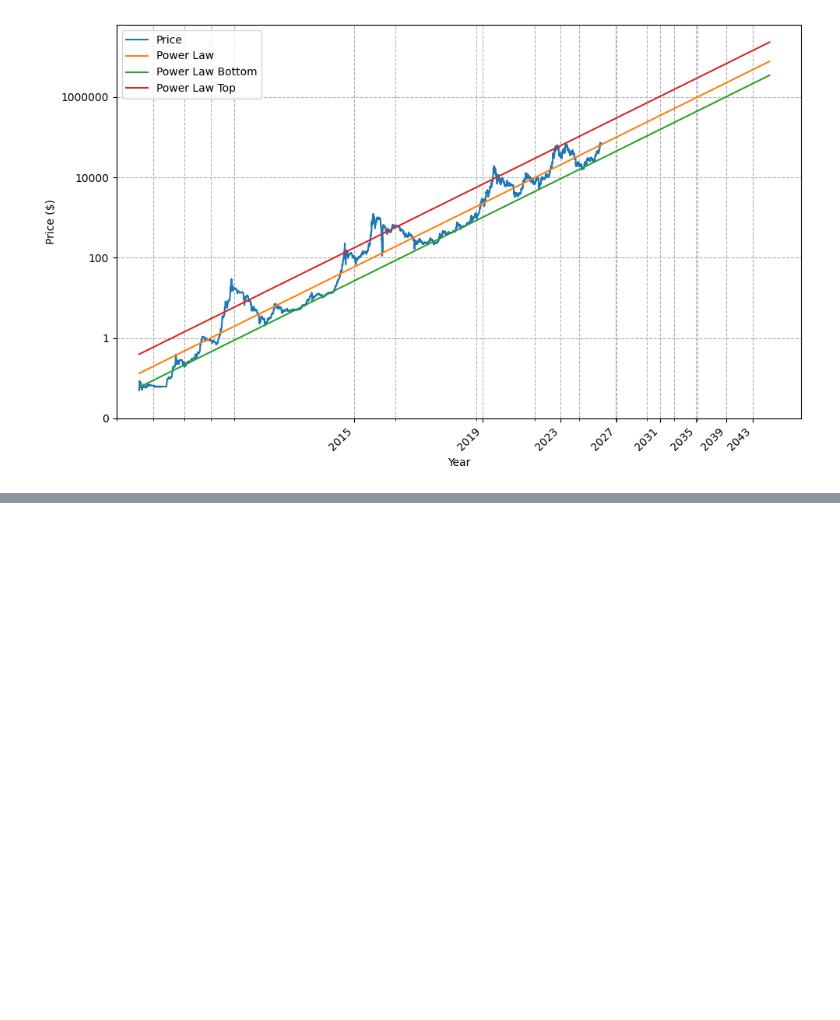
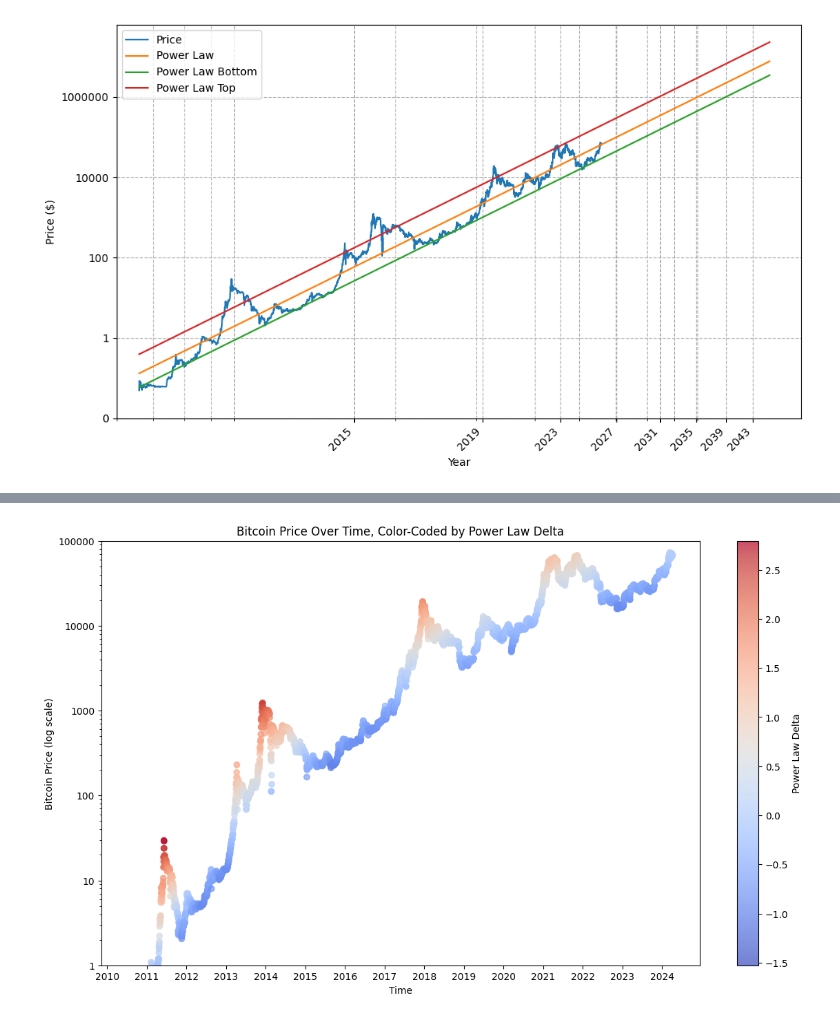
Before and after one commit to dakixr/isbtchot, a Jupyter notebook: notebooks/power_law.ipynb, the cells around one changed output, grey strips where cells are left out. Saved outputs shown, nothing was run; the diff lists cells and outputs as text; code cells hidden in the pictures; blank space fills up the shorter version.

```diff
--- a/notebooks/power_law.ipynb
+++ b/notebooks/power_law.ipynb
@@ -105,0 +126,32 @@ Name: 2025-01-25 00:00:00, dtype: float64
+# %%
+# Parse the dates in the format provided (day/month/year)
+df['time'] = pd.to_datetime(df.index)
+
+fig, ax = plt.subplots(figsize=(14, 8))
+
+# Scatter plot for Bitcoin price
+sc = ax.scatter(df['time'], df['price'], c=df["delta"], cmap="coolwarm", alpha=0.7)
+
+# Log scale for the price
+ax.set_yscale('log')
+from matplotlib.ticker import StrMethodFormatter, NullFormatter
+ax.yaxis.set_major_formatter(StrMethodFormatter('{x:.0f}'))
+ax.yaxis.set_minor_formatter(NullFormatter())
+ax.set_ylim([1, 100_000])
+
+# Set the x-axis to only show the years as labels
+ax.xaxis.set_major_locator(mdates.YearLocator())
+ax.xaxis.set_major_formatter(mdates.DateFormatter('%Y'))
+
+# Add color bar to the right of the plot
+cbar = plt.colorbar(sc, ax=ax)
+cbar.set_label('Power Law Delta')
+
+# Set labels and title
+ax.set_xlabel('Time')
+ax.set_ylabel('Bitcoin Price (log scale)')
+ax.set_title('Bitcoin Price Over Time, Color-Coded by Power Law Delta')
+
+plt.show()
+# %% [output]
+[figure, added]
```
Also changed, not shown: parts of 6 cells of this notebook.
